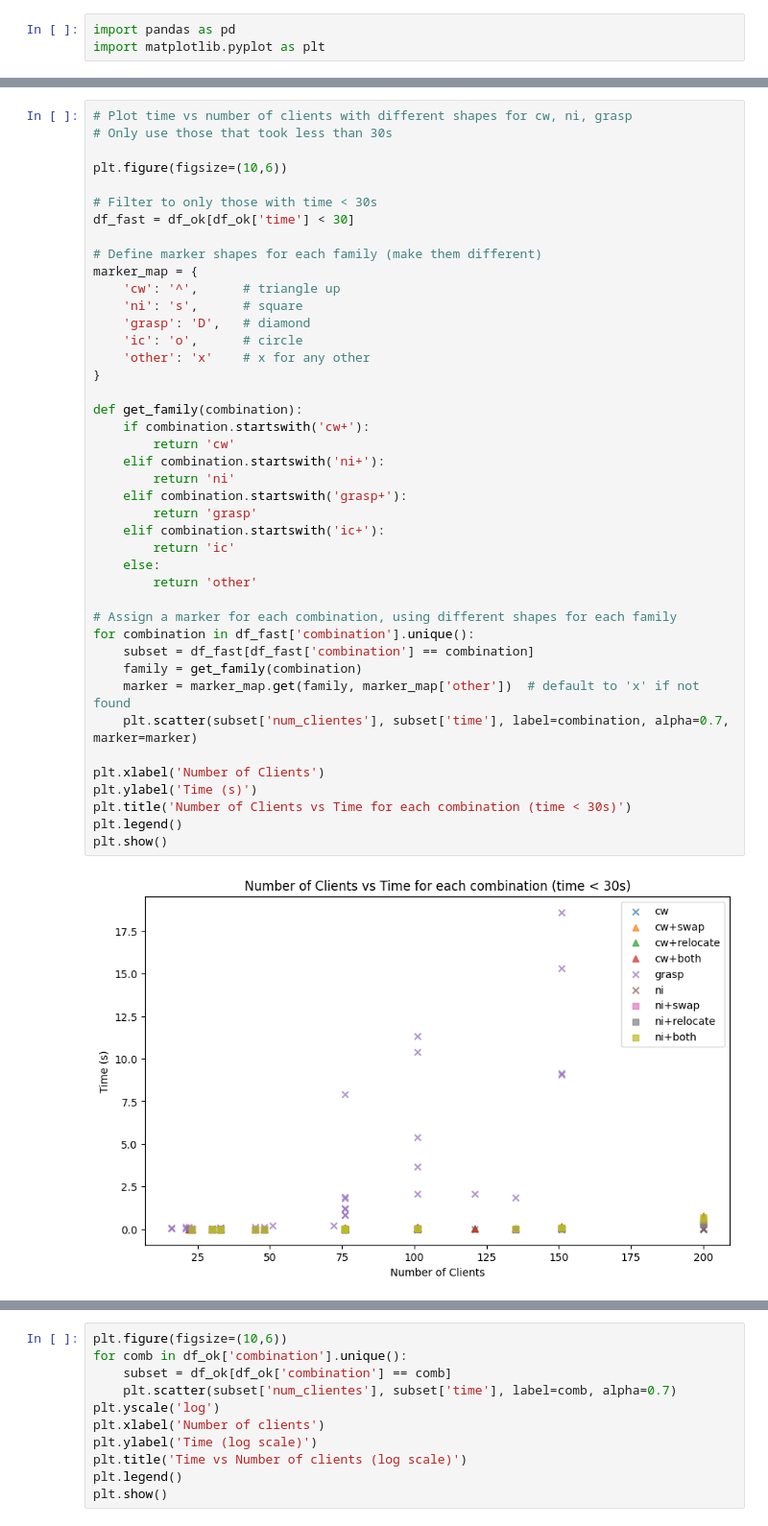
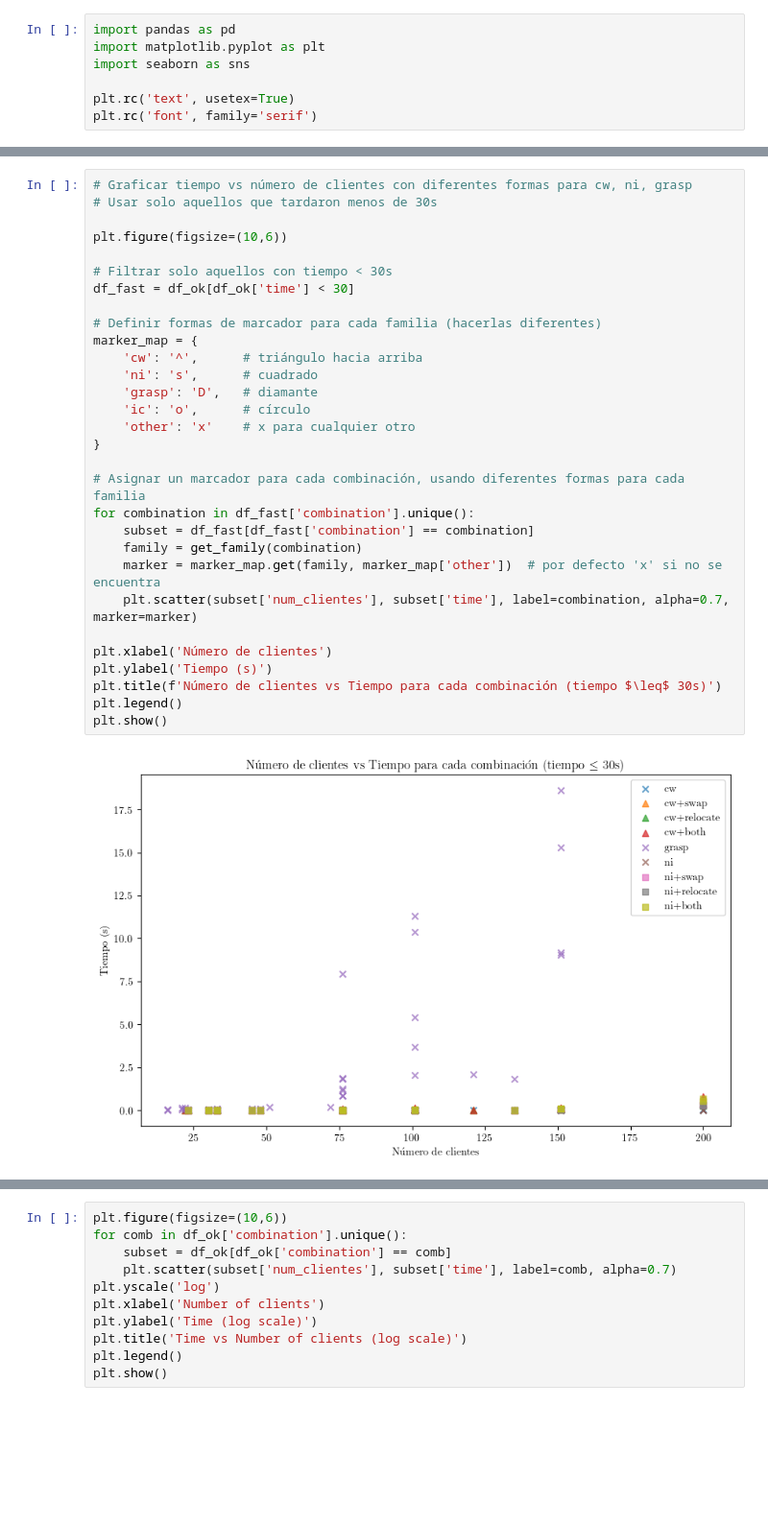
Before and after one commit to ngalindez/TD5-TP2, a Jupyter notebook: experiments/graficos.ipynb, the cells around one changed output, grey strips where cells are left out. Shown at 96% size. Cells and saved outputs as stored; diff of their text form; blank space fills up the shorter version.

```diff
--- a/experiments/graficos.ipynb
+++ b/experiments/graficos.ipynb
@@ -10,4 +1,8 @@
 # %%
 import pandas as pd
 import matplotlib.pyplot as plt
+import seaborn as sns
+
+plt.rc('text', usetex=True)
+plt.rc('font', family='serif')
 # %%
@@ -61,45 +80,33 @@ plt.show()
 # %%
-# Plot time vs number of clients with different shapes for cw, ni, grasp
-# Only use those that took less than 30s
+# Graficar tiempo vs número de clientes con diferentes formas para cw, ni, grasp
+# Usar solo aquellos que tardaron menos de 30s
 
 plt.figure(figsize=(10,6))
 
-# Filter to only those with time < 30s
+# Filtrar solo aquellos con tiempo < 30s
 df_fast = df_ok[df_ok['time'] < 30]
 
-# Define marker shapes for each family (make them different)
+# Definir formas de marcador para cada familia (hacerlas diferentes)
 marker_map = {
-    'cw': '^',      # triangle up
-    'ni': 's',      # square
-    'grasp': 'D',   # diamond
-    'ic': 'o',      # circle
-    'other': 'x'    # x for any other
+    'cw': '^',      # triángulo hacia arriba
+    'ni': 's',      # cuadrado
+    'grasp': 'D',   # diamante
+    'ic': 'o',      # círculo
+    'other': 'x'    # x para cualquier otro
 }
 
-def get_family(combination):
-    if combination.startswith('cw+'):
-        return 'cw'
-    elif combination.startswith('ni+'):
-        return 'ni'
-    elif combination.startswith('grasp+'):
-        return 'grasp'
-    elif combination.startswith('ic+'):
-        return 'ic'
-    else:
-        return 'other'
-
-# Assign a marker for each combination, using different shapes for each family
+# Asignar un marcador para cada combinación, usando diferentes formas para cada familia
 for combination in df_fast['combination'].unique():
     subset = df_fast[df_fast['combination'] == combination]
     family = get_family(combination)
-    marker = marker_map.get(family, marker_map['other'])  # default to 'x' if not found
+    marker = marker_map.get(family, marker_map['other'])  # por defecto 'x' si no se encuentra
     plt.scatter(subset['num_clientes'], subset['time'], label=combination, alpha=0.7, marker=marker)
 
-plt.xlabel('Number of Clients')
-plt.ylabel('Time (s)')
-plt.title('Number of Clients vs Time for each combination (time < 30s)')
+plt.xlabel('Número de clientes')
+plt.ylabel('Tiempo (s)')
+plt.title(f'Número de clientes vs Tiempo para cada combinación (tiempo $\leq$ 30s)')
 plt.legend()
 plt.show()
 # %% [output]
-[figure, old version]
+[figure, new version]
 # %%
```
Also changed, not shown: parts of 8 cells of this notebook.
